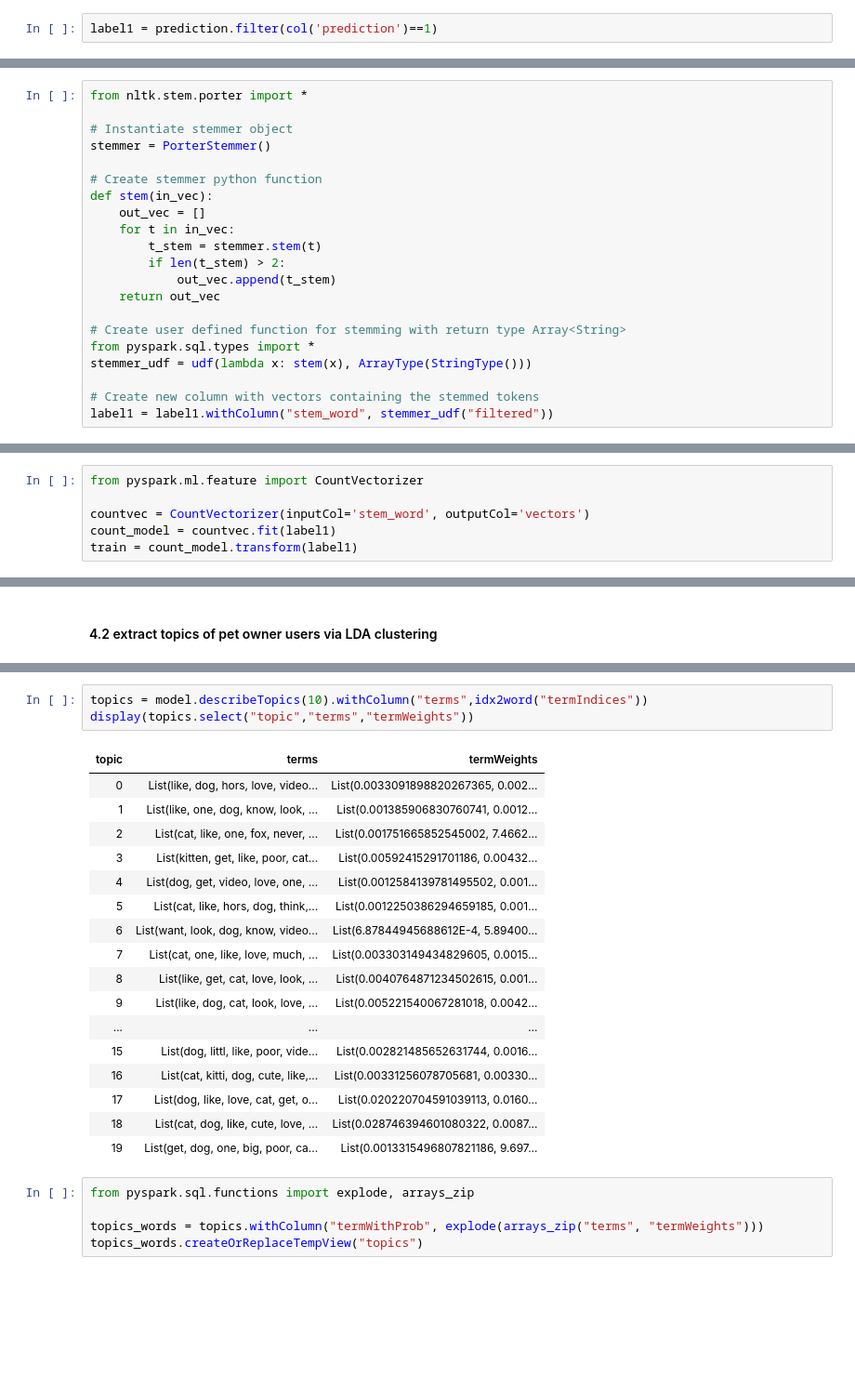
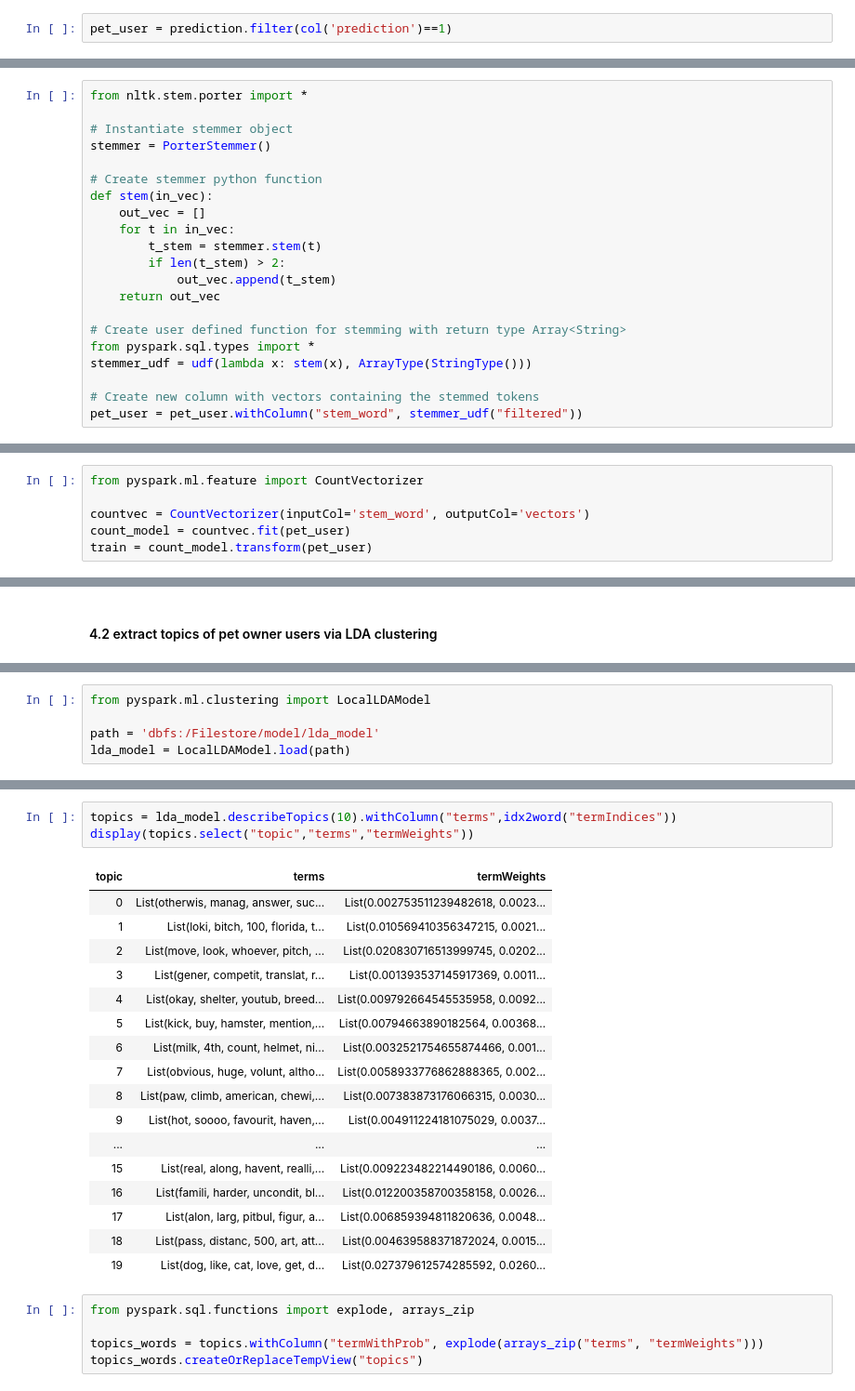
Before and after one commit to XinkaiWang515/Youtube-data-analysis, a Jupyter notebook: Spark_Youtube_data_analysis.ipynb, the cells around one changed output, grey strips where cells are left out. Shown at 93% size. Saved outputs shown, nothing was run; the diff lists cells and outputs as text; blank space fills up the shorter version.

```diff
--- a/Spark_Youtube_data_analysis.ipynb
+++ b/Spark_Youtube_data_analysis.ipynb
@@ -315,6 +400,6 @@ cross join total
 # %% [markdown]
 #### 4.1 Use CountVectorizer to extract features instead of word2Vec in order to visualize words in each topic
 # %%
-label1 = prediction.filter(col('prediction')==1)
+pet_user = prediction.filter(col('prediction')==1)
 # %% [output]
 [interactive output not drawn]
@@ -338,7 +429,7 @@ from pyspark.sql.types import *
 stemmer_udf = udf(lambda x: stem(x), ArrayType(StringType()))
 
 # Create new column with vectors containing the stemmed tokens
-label1 = label1.withColumn("stem_word", stemmer_udf("filtered"))
+pet_user = pet_user.withColumn("stem_word", stemmer_udf("filtered"))
 # %% [output]
 [interactive output not drawn]
 # %%
@@ -369,8 +458,8 @@ display(fig)
 from pyspark.ml.feature import CountVectorizer
 
 countvec = CountVectorizer(inputCol='stem_word', outputCol='vectors')
-count_model = countvec.fit(label1)
-train = count_model.transform(label1)
+count_model = countvec.fit(pet_user)
+train = count_model.transform(pet_user)
 # %% [output]
 [interactive output not drawn]
 # %% [markdown]
@@ -383,2 +472,7 @@ model = lda.fit(train)
 # %% [output]
 [interactive output not drawn]
+# %%
+from pyspark.ml.clustering import LocalLDAModel
+
+path = 'dbfs:/Filestore/model/lda_model'
+lda_model = LocalLDAModel.load(path)
@@ -395,26 +491,26 @@ idx2word = udf(lambda y: trans(y), ArrayType(StringType()))
 # %% [output]
 [interactive output not drawn]
 # %%
-topics = model.describeTopics(10).withColumn("terms",idx2word("termIndices"))
+topics = lda_model.describeTopics(10).withColumn("terms",idx2word("termIndices"))
 display(topics.select("topic","terms","termWeights"))
 # %% [output]
 | topic | terms | termWeights |
-| 0 | List(like, dog, hors, love, video... | List(0.0033091898820267365, 0.002... |
-| 1 | List(like, one, dog, know, look, ... | List(0.001385906830760741, 0.0012... |
-| 2 | List(cat, like, one, fox, never, ... | List(0.001751665852545002, 7.4662... |
-| 3 | List(kitten, get, like, poor, cat... | List(0.00592415291701186, 0.00432... |
-| 4 | List(dog, get, video, love, one, ... | List(0.0012584139781495502, 0.001... |
-| 5 | List(cat, like, hors, dog, think,... | List(0.0012250386294659185, 0.001... |
-| 6 | List(want, look, dog, know, video... | List(6.87844945688612E-4, 5.89400... |
-| 7 | List(cat, one, like, love, much, ... | List(0.003303149434829605, 0.0015... |
-| 8 | List(like, get, cat, love, look, ... | List(0.0040764871234502615, 0.001... |
-| 9 | List(like, dog, cat, look, love, ... | List(0.005221540067281018, 0.0042... |
+| 0 | List(otherwis, manag, answer, suc... | List(0.002753511239482618, 0.0023... |
+| 1 | List(loki, bitch, 100, florida, t... | List(0.010569410356347215, 0.0021... |
+| 2 | List(move, look, whoever, pitch, ... | List(0.020830716513999745, 0.0202... |
+| 3 | List(gener, competit, translat, r... | List(0.001393537145917369, 0.0011... |
+| 4 | List(okay, shelter, youtub, breed... | List(0.009792664545535958, 0.0092... |
+| 5 | List(kick, buy, hamster, mention,... | List(0.00794663890182564, 0.00368... |
+| 6 | List(milk, 4th, count, helmet, ni... | List(0.0032521754655874466, 0.001... |
+| 7 | List(obvious, huge, volunt, altho... | List(0.0058933776862888365, 0.002... |
+| 8 | List(paw, climb, american, chewi,... | List(0.007383873176066315, 0.0030... |
+| 9 | List(hot, soooo, favourit, haven,... | List(0.004911224181075029, 0.0037... |
 | ... | ... | ... |
-| 15 | List(dog, littl, like, poor, vide... | List(0.002821485652631744, 0.0016... |
-| 16 | List(cat, kitti, dog, cute, like,... | List(0.00331256078705681, 0.00330... |
-| 17 | List(dog, like, love, cat, get, o... | List(0.020220704591039113, 0.0160... |
-| 18 | List(cat, dog, like, cute, love, ... | List(0.028746394601080322, 0.0087... |
-| 19 | List(get, dog, one, big, poor, ca... | List(0.0013315496807821186, 9.697... |
+| 15 | List(real, along, havent, realli,... | List(0.009223482214490186, 0.0060... |
+| 16 | List(famili, harder, uncondit, bl... | List(0.012200358700358158, 0.0026... |
+| 17 | List(alon, larg, pitbul, figur, a... | List(0.006859394811820636, 0.0048... |
+| 18 | List(pass, distanc, 500, art, att... | List(0.004639588371872024, 0.0015... |
+| 19 | List(dog, like, cat, love, get, d... | List(0.027379612574285592, 0.0260... |
 # %%
 from pyspark.sql.functions import explode, arrays_zip
 
```
Also changed, not shown: parts of 67 cells of this notebook.
